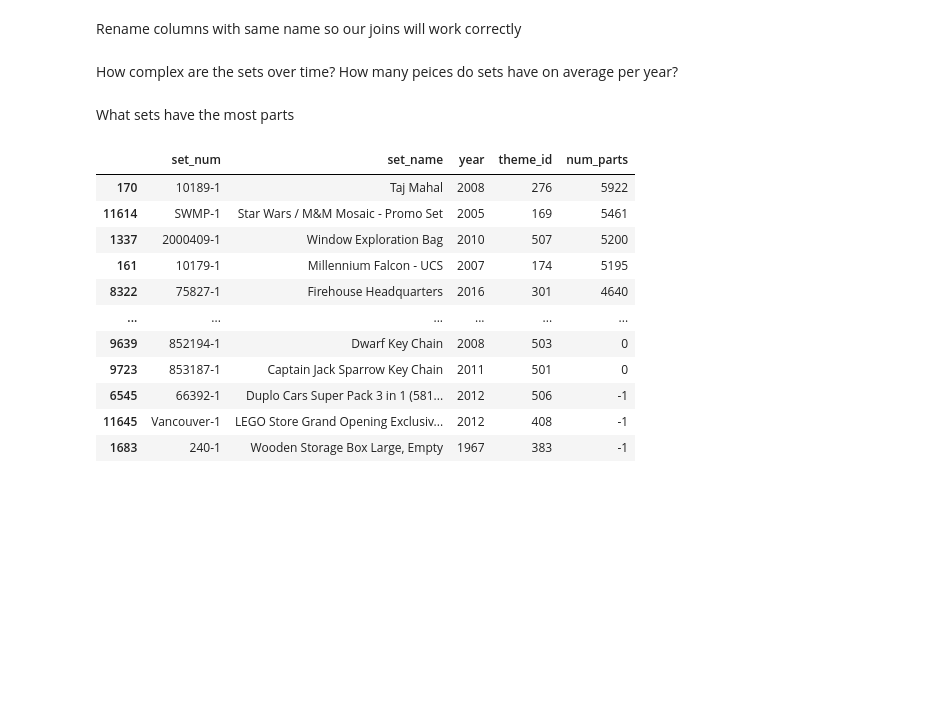
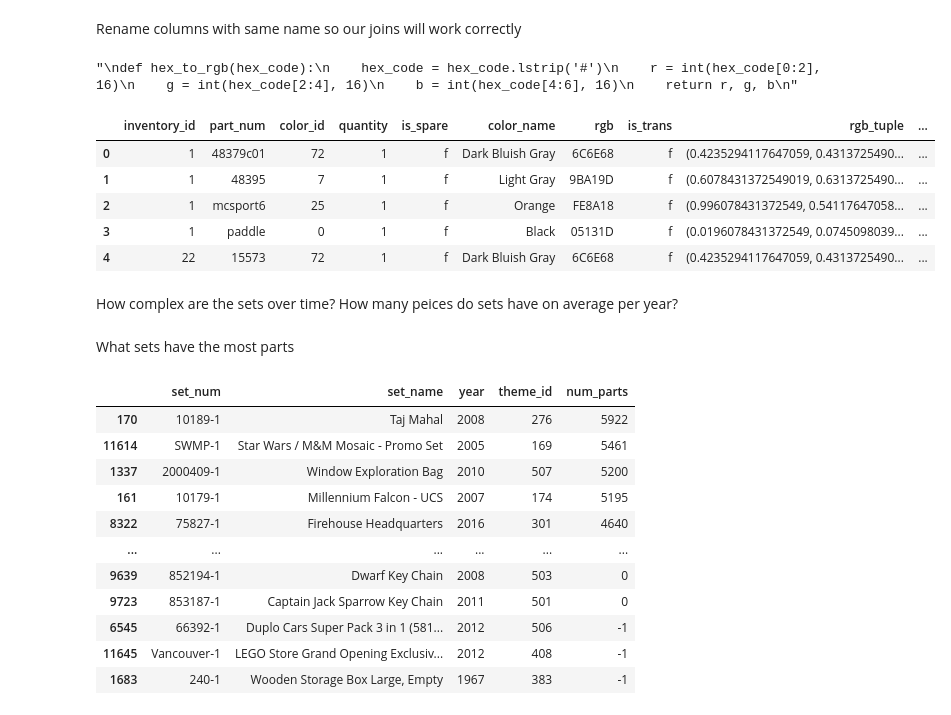
Before and after one commit to MatthewKolotylo/Lego-Project, a Jupyter notebook: Master Code Copy.ipynb, the cells around one changed output. Saved outputs shown, nothing was run; the diff lists cells and outputs as text; code cells hidden in the pictures; blank space fills up the shorter version.

```diff
--- a/Master Code Copy.ipynb
+++ b/Master Code Copy.ipynb
@@ -28,4 +27,18 @@ parts_df.rename(columns={'name':'part_name'}, inplace=True)
 sets_df.rename(columns={'name':'set_name'}, inplace=True)
 themes_df.rename(columns={'id':'theme_id','name':'theme_name'}, inplace=True)
 inventories_df.rename(columns={'id':'inventory_id'}, inplace=True)
+# %%
+colors_df_rgb = colors_df.copy()
+'''
+def hex_to_rgb(hex_code):
+    hex_code = hex_code.lstrip('#')
+    r = int(hex_code[0:2], 16)
+    g = int(hex_code[2:4], 16)
+    b = int(hex_code[4:6], 16)
+    return r, g, b
+'''
+# Create a new column 'rgb_tuple'
+#colors_df_rgb['rgb_tuple'] = colors_df['rgb'].apply(hex_to_rgb)
+# %% [output]
+"\ndef hex_to_rgb(hex_code):\n    hex_code = hex_code.lstrip('#')\n    r = int(hex_code[0:2], 16)\n    g = int(hex_code[2:4], 16)\n    b = int(hex_code[4:6], 16)\n    return r, g, b\n"
 # %%
@@ -35,5 +50,14 @@ inv_part_color  = pd.merge(inventory_parts_df, colors_df, left_on='color_id', ri
 inventory_sets  = pd.merge(inventories_df, sets_df_full, left_on='set_num', right_on='set_num')
 df = pd.merge(inv_part_color, inventory_sets, left_on='inventory_id', right_on='inventory_id')
+# %%
+df.head()
+# %% [output]
+|  | inventory_id | part_num | color_id | quantity | is_spare | color_name | rgb | is_trans | rgb_tuple | ... |
+| 0 | 1 | 48379c01 | 72 | 1 | f | Dark Bluish Gray | 6C6E68 | f | (0.4235294117647059, 0.4313725490... | ... |
+| 1 | 1 | 48395 | 7 | 1 | f | Light Gray | 9BA19D | f | (0.6078431372549019, 0.6313725490... | ... |
+| 2 | 1 | mcsport6 | 25 | 1 | f | Orange | FE8A18 | f | (0.996078431372549, 0.54117647058... | ... |
+| 3 | 1 | paddle | 0 | 1 | f | Black | 05131D | f | (0.0196078431372549, 0.0745098039... | ... |
+| 4 | 22 | 15573 | 72 | 1 | f | Dark Bluish Gray | 6C6E68 | f | (0.4235294117647059, 0.4313725490... | ... |
 # %% [markdown]
 How complex are the sets over time? How many peices do sets have on average per year?
 # %%
```
Also changed, not shown: parts of 11 cells of this notebook.
